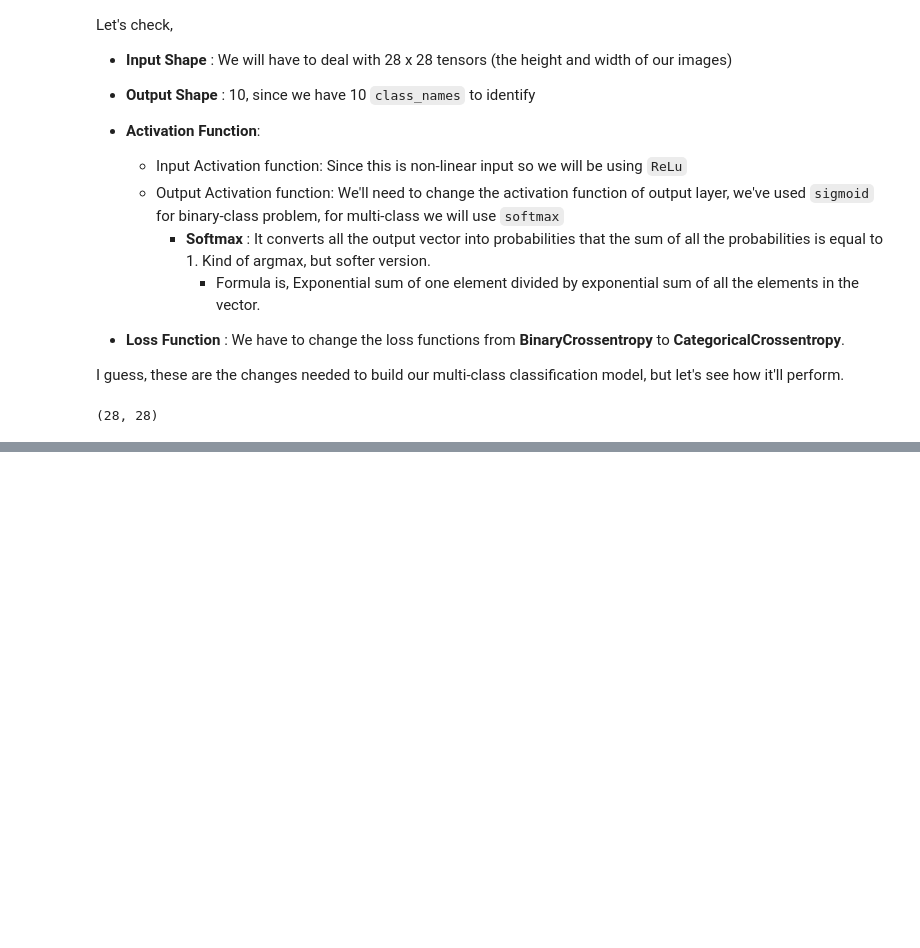
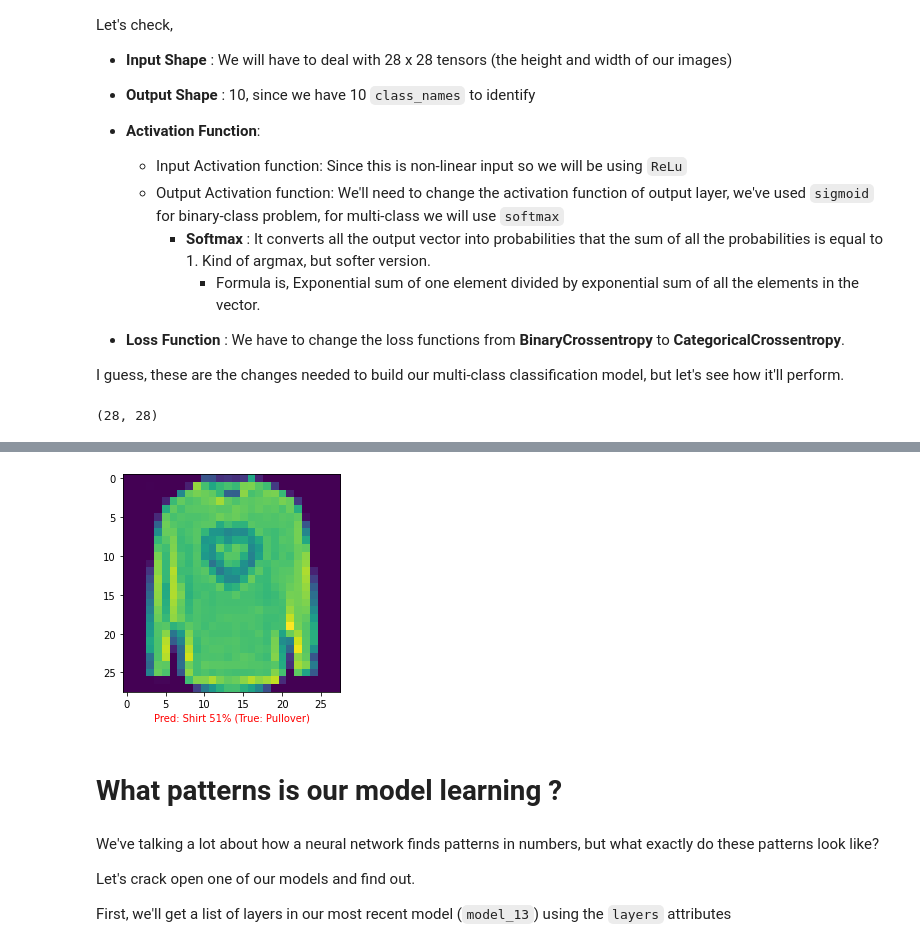
Before and after one commit to SaketMunda/tensorflow-fundamentals, a Jupyter notebook: 02_neural_network_classfication_with_tensorflow.ipynb, the cells around one changed output, grey strips where cells are left out. Saved outputs shown, nothing was run; the diff lists cells and outputs as text; code cells hidden in the pictures; blank space fills up the shorter version.

```diff
--- a/02_neural_network_classfication_with_tensorflow.ipynb
+++ b/02_neural_network_classfication_with_tensorflow.ipynb
@@ -1326,0 +1734,45 @@ Epoch 10/10
+# %%
+import random
+
+def plot_random_image(model, images, true_labels, classes):
+  """
+  Picks a random image, plots it and labels it with a predicted and truth label.
+
+  **Args**
+    model: a trained model (trained on data similar to what's in images)
+    images: a set of random images (in tensor form)
+    true_labels: array of ground truth labels for images
+    classes: array of class names for images
+
+  Returns:
+    a plot of a random images from `images` with a predicted label and truth label
+  """
+
+  # set a random integer
+  i = random.randint(0, len(images))
+
+  # Create predictions and targets
+  target_image = images[i]
+  pred_probs = model.predict(target_image)
+  pred_label = classes[pred_probs.argmax()]
+  true_label = classes[true_labels[i]]
+
+  # plot the target image
+  plt.imshow(target_image)
+
+  # Change the color of the titles depending on if the prediction is right or wrong
+  if pred_label == true_label:
+    color = "green"
+  else:
+    color = "red"
+
+  # Add xlabel information (prediction/true label)
+  plt.xlabel("Pred: {} {:2.0f}% (True: {})".format(pred_label, 100*tf.reduce_max(pred_probs), true_label),
+             color=color)
+# %%
+# Check out a random image as well as its prediction
+plot_random_image(model=model_13,
+                  images=test_data_norm,
+                  true_labels=test_labels,
+                  classes=class_names)
+# %% [output]
@@ -1326,0 +1780,9 @@ Epoch 10/10
+[figure, added]
+# %% [markdown]
+# What patterns is our model learning ?
+# %% [markdown]
+We've talking a lot about how a neural network finds patterns in numbers, but what exactly do these patterns look like?
+
+Let's crack open one of our models and find out.
+
+First, we'll get a list of layers in our most recent model (`model_13`) using the `layers` attributes
```
Also changed, not shown: parts of 40 cells of this notebook.
